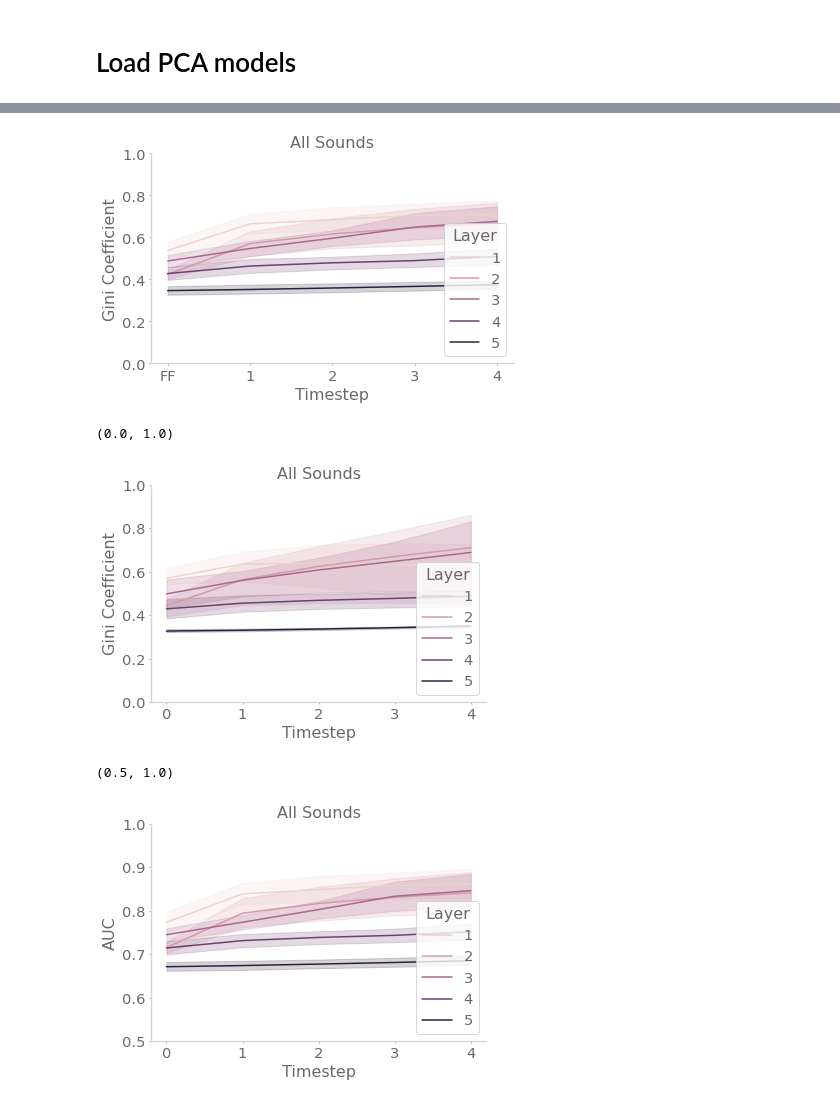
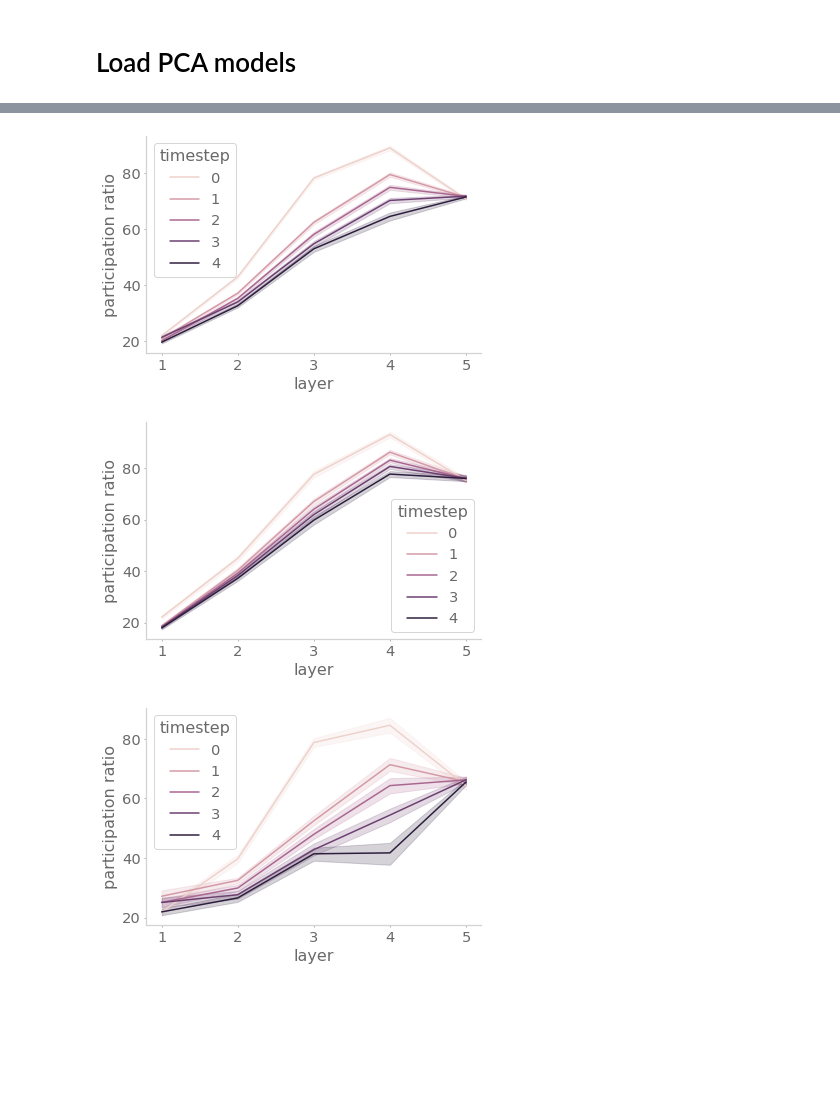
Before and after one commit to chingf/hallucnn, a Jupyter notebook: notebooks/12-analyze-PCA-dimensionality.ipynb, the cells around one changed output, grey strips where cells are left out. Drawn from its saved outputs; the diff is of its cells as text; code cells hidden in the pictures; blank space fills up the shorter version.

```diff
--- a/notebooks/12-analyze-PCA-dimensionality.ipynb
+++ b/notebooks/12-analyze-PCA-dimensionality.ipynb
@@ -178,32 +108,27 @@ for bg in bg_types:
-# %%
-fig, ax = plt.subplots()
-sns.lineplot(
-    x='Timestep', y='Gini Coefficient', hue='Layer',
-    data=df[df['BG'] != 'None'], ax=ax)
-ax.set_title(f'All Sounds')
-ax.set_ylim(0, 1)
-ax.set_xticks([0,1,2,3,4], ['FF',1,2,3,4])
-plt.tight_layout()
-plt.savefig('dimensionality.png', dpi=300)
-# %% [output]
-[figure, removed]
+# %%
+fig, ax = plt.subplots()
+sns.lineplot(
+    y='participation ratio', x='layer', data=df,
+    hue='timestep',
+    ax=ax)
+plt.show()
+# %% [output]
+[figure, added]
 # %%
 fig, ax = plt.subplots()
 sns.lineplot(
-    x='Timestep', y='Gini Coefficient', hue='Layer',
-    data=df[df['SNR'] == 3.0], ax=ax)
-ax.set_title(f'All Sounds')
-ax.set_ylim(0, 1)
+    y='participation ratio', x='layer', data=df[df['snr']==3],
+    hue='timestep',
+    ax=ax)
+plt.show()
 # %% [output]
-(0.0, 1.0)
-[figure, old version]
+[figure, new version]
 # %%
 fig, ax = plt.subplots()
 sns.lineplot(
-    x='Timestep', y='AUC', hue='Layer',
-    data=df, ax=ax)
-ax.set_title(f'All Sounds')
-ax.set_ylim(0.5, 1)
+    y='participation ratio', x='layer', data=df[df['snr']==-9],
+    hue='timestep',
+    ax=ax)
+plt.show()
 # %% [output]
-(0.5, 1.0)
-[figure, old version]
+[figure, new version]
```
Also changed, not shown: parts of 19 cells of this notebook, 27 other files.
